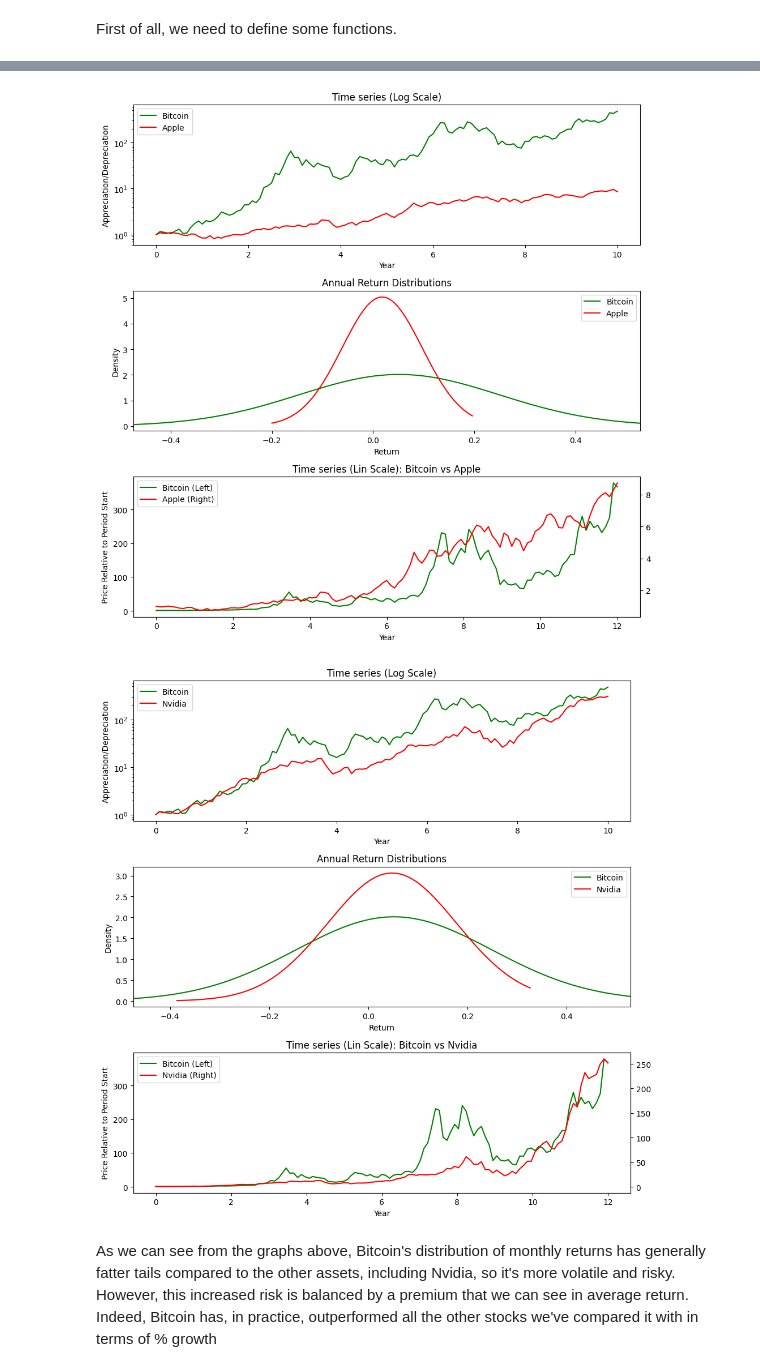
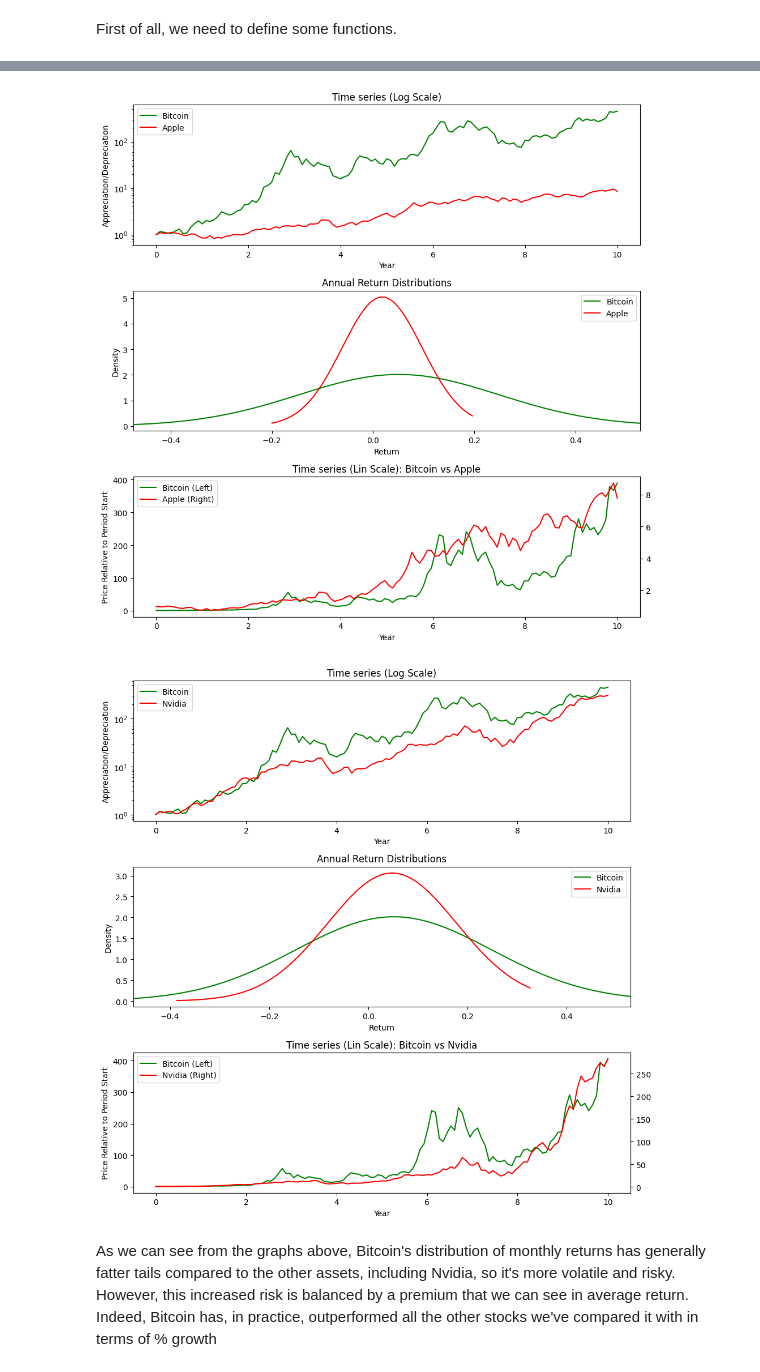
Before and after one commit to SaverioPCapra/University-Homeworks-Projects, a Jupyter notebook: Python Project/python_project.ipynb, the cells around one changed output, grey strips where cells are left out. Cells and saved outputs as stored; diff of their text form; code cells hidden in the pictures.

```diff
--- a/Python Project/python_project.ipynb
+++ b/Python Project/python_project.ipynb
@@ -167,21 +180,16 @@ previous_peaks_btc = wealth_index_btc.cummax()
 # Now, let's look graphically at the time-series of wealth and its previous peaks
 fig, ax = plt.subplots()
 
-# First of all, we create a plot with a secondary y-axis
 ax.plot(wealth_index_btc, label="Wealth Index")
-ax2 = ax.twinx()
-ax2.plot(previous_peaks_btc, color="r", label="Previous Peaks")
+ax.plot(previous_peaks_btc, color="r", label="Previous Peaks")
 
 # We set the labels for our plot
 ax.set_xlabel("Time")
 ax.set_ylabel("Wealth Index Value")
-ax2.set_ylabel("Previous Peaks Value")
+
+# We set the title for our plot
 plt.title("Wealth Index and Previous Peaks over time")
 
-# We unite the two legends into one
-lines, labels = ax.get_legend_handles_labels()
-lines2, labels2 = ax2.get_legend_handles_labels()
-ax.legend(lines + lines2, labels + labels2, loc='upper left')
-
+plt.legend()
 plt.show()
 # %% [output]
@@ -577,11 +738,11 @@ def plot_return_distributions(btc, asset_to_comp, asset_name, ax):
     ax.legend()
 
 # This function plots the log scaled time series of Bitcoin and the asset we compare it with
-def plot_log_time_series(btc, asset_to_comp, asset_name, ax):
+def plot_log_time_series(btc, asset_to_comp, asset_name, ax, periods_per_interval):
     # Time series on log scale - last 10 yrs
     # First we normalize our data to view it in terms of relative performance compared to the starting price (we do this for both Bitcoin and the other asset)
-    ax.plot(np.linspace(0, 10, len(btc)), btc/ btc[0], 'g-',  label="Bitcoin")
-    ax.plot(np.linspace(0, 10, len(asset_to_comp)), asset_to_comp / asset_to_comp[0], 'r-', label=asset_name)
+    ax.plot(np.linspace(0, periods_per_interval, len(btc)), btc/ btc[0], 'g-',  label="Bitcoin")
+    ax.plot(np.linspace(0, periods_per_interval, len(asset_to_comp)), asset_to_comp / asset_to_comp[0], 'r-', label=asset_name)
     ax.set_title(f"Time series (Log Scale)")
     ax.set_xlabel("Year")
     ax.set_ylabel("Appreciation/Depreciation")
@@ -590,9 +751,8 @@ def plot_log_time_series(btc, asset_to_comp, asset_name, ax):
     ax.legend()
 
 def plot_lin_time_series(btc, asset_to_comp, asset_name, ax, period_length, periods_per_interval):
-    # We take the data for the 2 assets for the past 350 observations
-    p1 = btc[-period_length:-1]
-    p2 = asset_to_comp[-period_length:-1]
+    p1 = btc[-period_length:]
+    p2 = asset_to_comp[-period_length:]
 
     # We create a line plot for the two prices and plot it
     ax.plot(np.linspace(0, periods_per_interval, len(p1)), p1/ p1[0], 'g-', label="Bitcoin (Left)")
@@ -618,7 +778,7 @@ def compare_with_btc(btc_prices, asset_prices, asset_name, period_length, period
     btc_prices = btc_prices[-common_len:]
     asset_prices = asset_prices[-common_len:]
 
-    plot_log_time_series(btc_prices, asset_prices, asset_name, axs[0])
+    plot_log_time_series(btc_prices, asset_prices, asset_name, axs[0], periods_per_interval)
     plot_return_distributions(btc_prices, asset_prices, asset_name, axs[1])
     plot_lin_time_series(btc_prices, asset_prices, asset_name, axs[2], period_length, periods_per_interval)
 
@@ -643,11 +803,11 @@ compare_with_btc(btc_prices=btc_prices, asset_prices= fetch("GC=F"), asset_name=
 # %%
-compare_with_btc(btc_prices=btc_prices, asset_prices= fetch("AAPL"), asset_name="Apple", period_length= 120, periods_per_interval= 12)
+compare_with_btc(btc_prices=btc_prices, asset_prices= fetch("AAPL"), asset_name="Apple", period_length= 120, periods_per_interval= 10)
 # %% [output]
-[figure, old version]
+[figure, new version]
 # %%
-compare_with_btc(btc_prices=btc_prices, asset_prices= fetch("NVDA"), asset_name="Nvidia", period_length= 120, periods_per_interval= 12)
+compare_with_btc(btc_prices=btc_prices, asset_prices= fetch("NVDA"), asset_name="Nvidia", period_length= 120, periods_per_interval= 10)
 # %% [output]
-[figure, old version]
+[figure, new version]
 # %% [markdown]
 As we can see from the graphs above, Bitcoin's distribution of monthly returns has generally fatter tails compared to the other assets, including Nvidia, so it's more volatile and risky. However, this increased risk is balanced by a premium that we can see in average return. Indeed, Bitcoin has, in practice, outperformed all the other stocks we've compared it with in terms of % growth
 # %% [markdown]
```
Also changed, not shown: parts of 49 cells of this notebook.
